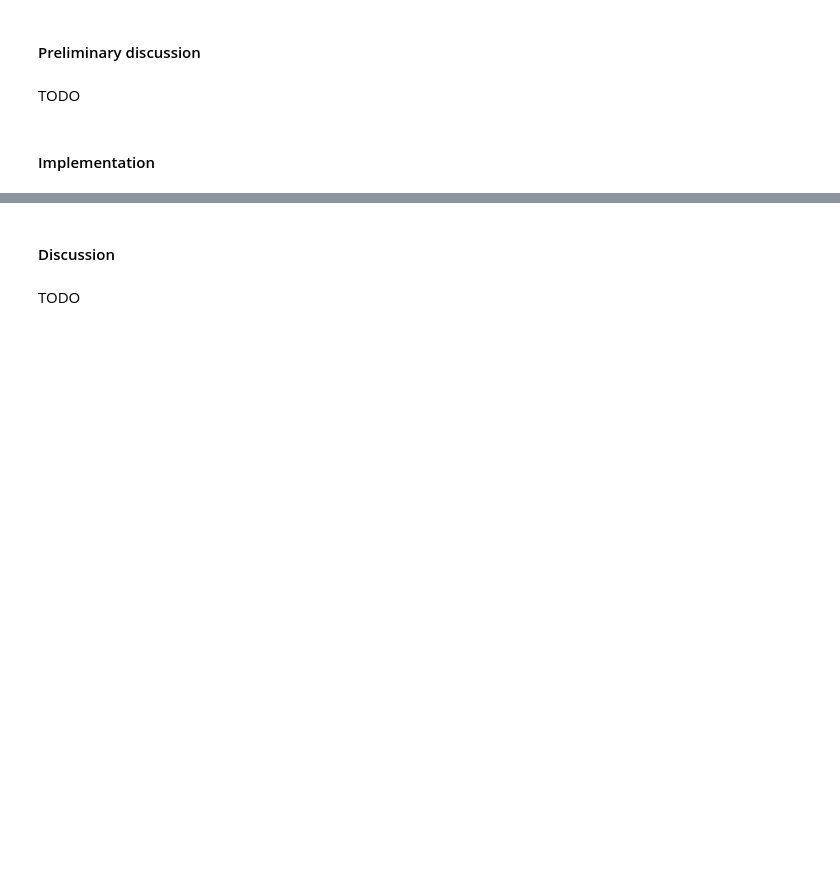
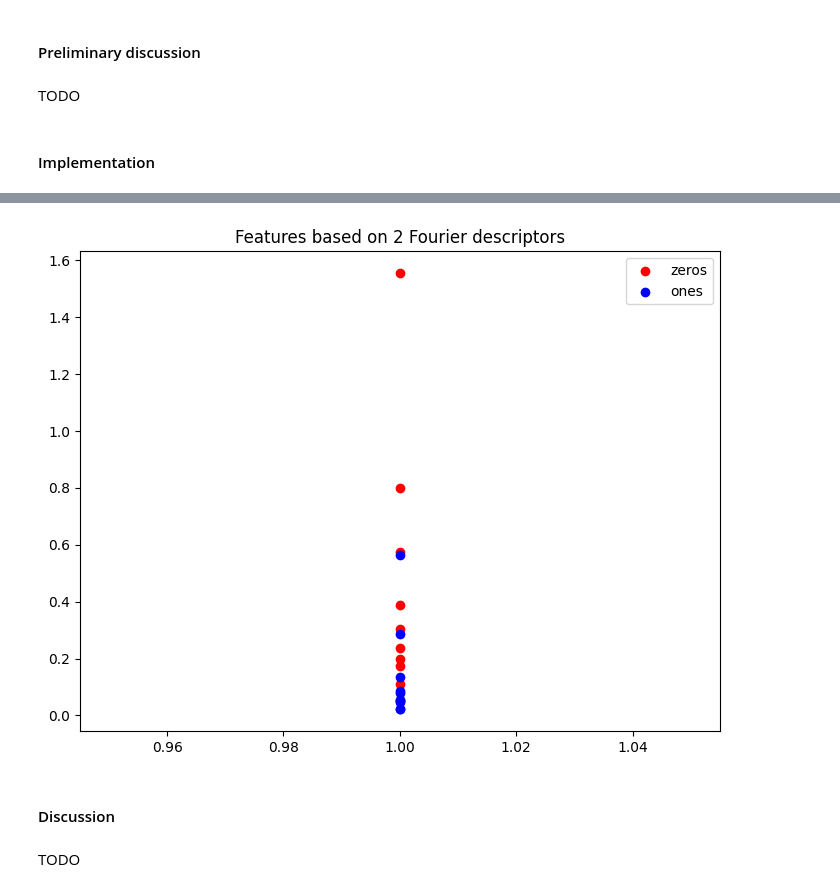
Before and after one commit to OctavioProfeta/iapr, a Jupyter notebook: labs/lab_02_object_description.ipynb, the cells around one changed output, grey strips where cells are left out. Cells and saved outputs as stored; diff of their text form; code cells hidden in the pictures; blank space fills up the shorter version.

Commit message:
get invariant features done + cluster

```diff
--- a/labs/lab_02_object_description.ipynb
+++ b/labs/lab_02_object_description.ipynb
@@ -377,8 +379,20 @@ TODO
 # a set of features invariant to scale, rotation and translation, according to function boolean parameters.
 # You may use your functions defined in section 1.B.
 
-def get_invariant_features(img, inv_to_rotation=False, inv_to_translation=False, inv_to_scale=False):
-    pass
+def get_invariant_features(img, N=10, inv_to_rotation=False, inv_to_translation=False, inv_to_scale=False):
+
+    descriptors = get_descriptors(img, N)
+
+    if inv_to_translation:
+        descriptors[0] = 0
+
+    if inv_to_scale:
+        descriptors = descriptors / np.abs(descriptors[1])
+
+    if inv_to_rotation:
+        descriptors = np.abs(descriptors)
+
+    return descriptors
 # %%
 # LUDO
 
@@ -594,3 +592,28 @@ plot_contours(trans_ones)
+# %%
+trans_zeros = [preprocess(zero) for zero in transformed_images_zeros]
+trans_ones = [preprocess(one) for one in transformed_images_ones]
+
+# Cluster with invariant features
+
+# First feature for all "0"s
+zeros_f1 = [get_invariant_features(zero, 3, True, True, True)[1] for zero in trans_zeros]
+# Second feature for all "0"s
+zeros_f2 = [get_invariant_features(zero, 3, True, True, True)[2] for zero in trans_zeros]
+# Fist feature for all "1"s
+ones_f1 = [get_invariant_features(one, 3, True, True, True)[1] for one in trans_ones]
+# Second feature for all "1"s
+ones_f2 = [get_invariant_features(one, 3, True, True, True)[2] for one in trans_ones]
+
+# Plot features for all images
+fig = plt.figure()
+ax = fig.add_axes([0,0,1,1])
+ax.scatter(zeros_f1, zeros_f2, color='r', label='zeros')
+ax.scatter(ones_f1, ones_f2, color='b', label='ones')
+ax.legend(loc='best')
+plt.title("Features based on 2 Fourier descriptors")
+plt.show()
+# %% [output]
+[figure, added]
 # %% [markdown]
 #### Discussion
 # %% [markdown]
```
Also changed, not shown: parts of 8 cells of this notebook.
